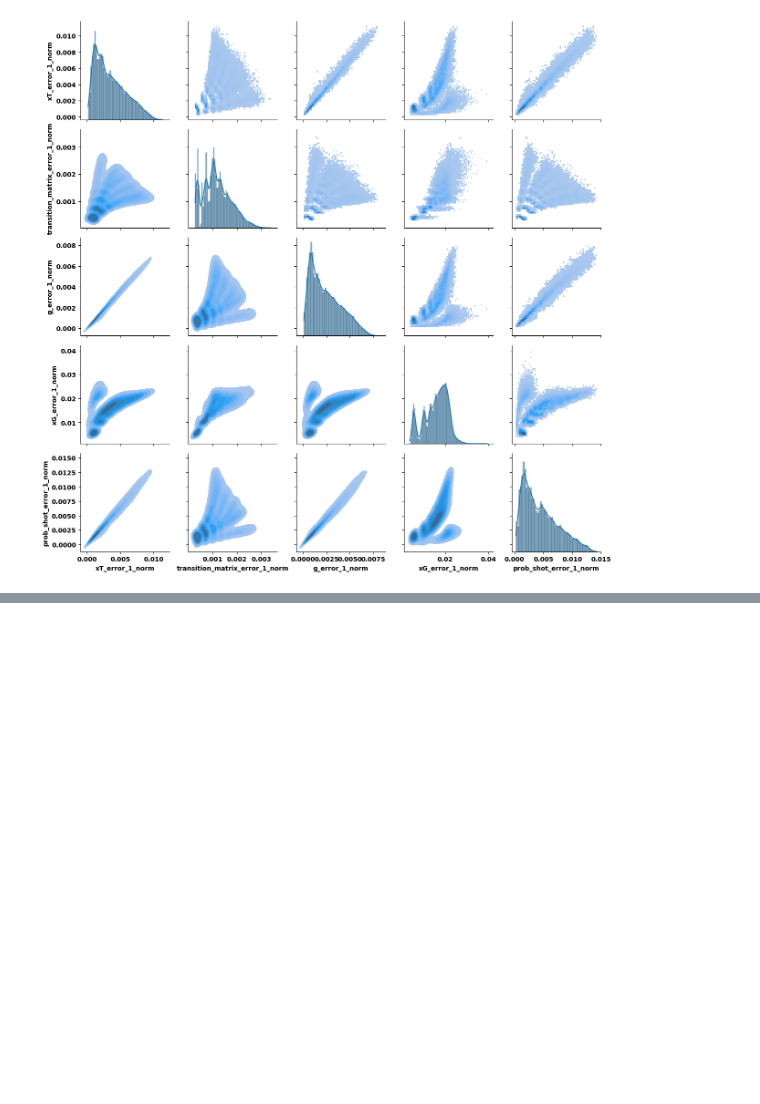
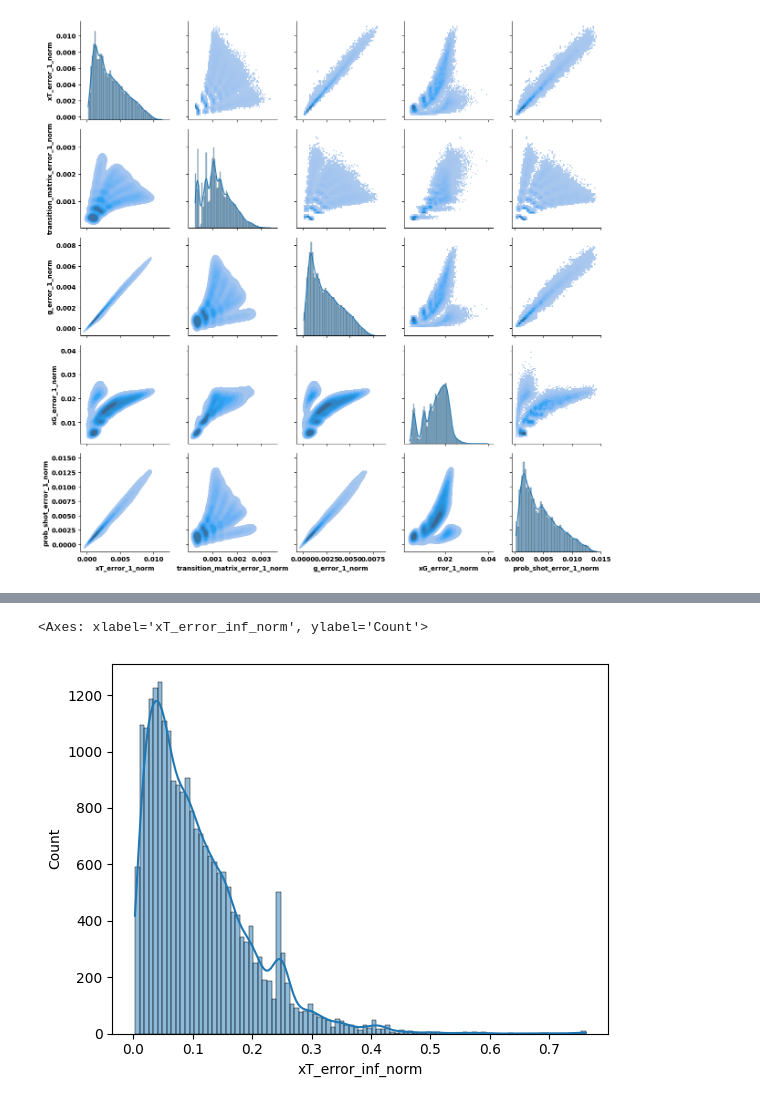
Before and after one commit to kvanarem42/xthreat-error-quantification-agentic, a Jupyter notebook: 3-investigate-results/quantile_inspection.ipynb, the cells around one changed output, grey strips where cells are left out. Drawn from its saved outputs; the diff is of its cells as text; code cells hidden in the pictures; blank space fills up the shorter version.

```diff
--- a/3-investigate-results/quantile_inspection.ipynb
+++ b/3-investigate-results/quantile_inspection.ipynb
@@ -452,0 +460,7 @@ g.map_diag(sns.histplot, kde=True)
+# %%
+df_errors_ols = df_errors[df_errors['Mlog(M)/sqrt(N)'] < 15].copy()
+# %%
+sns.histplot(data=df_errors_ols, x='xT_error_inf_norm', kde=True)
+# %% [output]
+<Axes: xlabel='xT_error_inf_norm', ylabel='Count'>
+[figure, added]
```
Also changed, not shown: parts of 6 cells of this notebook, 1 other file.
